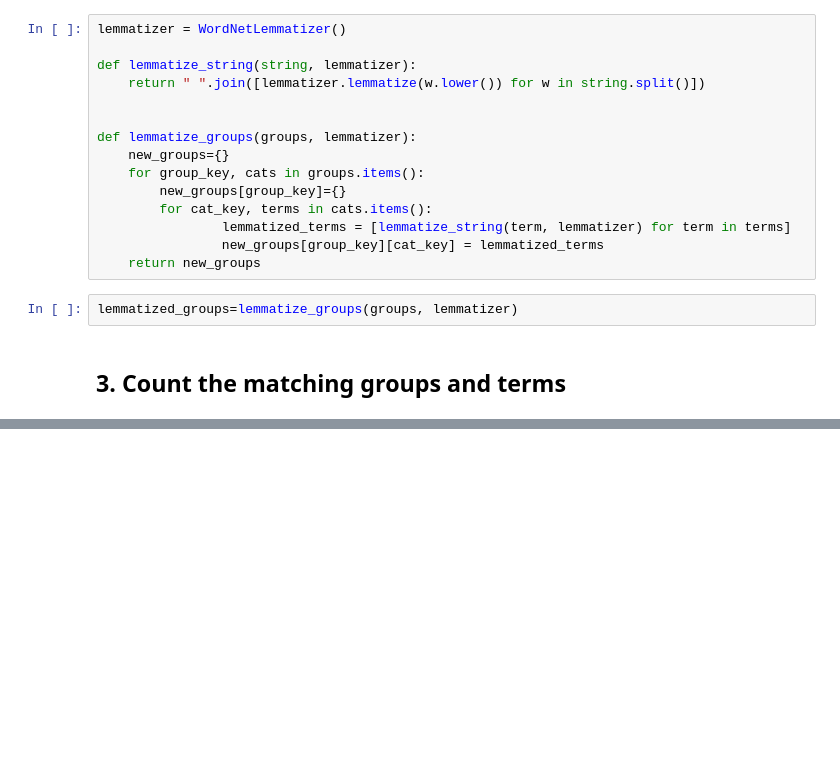
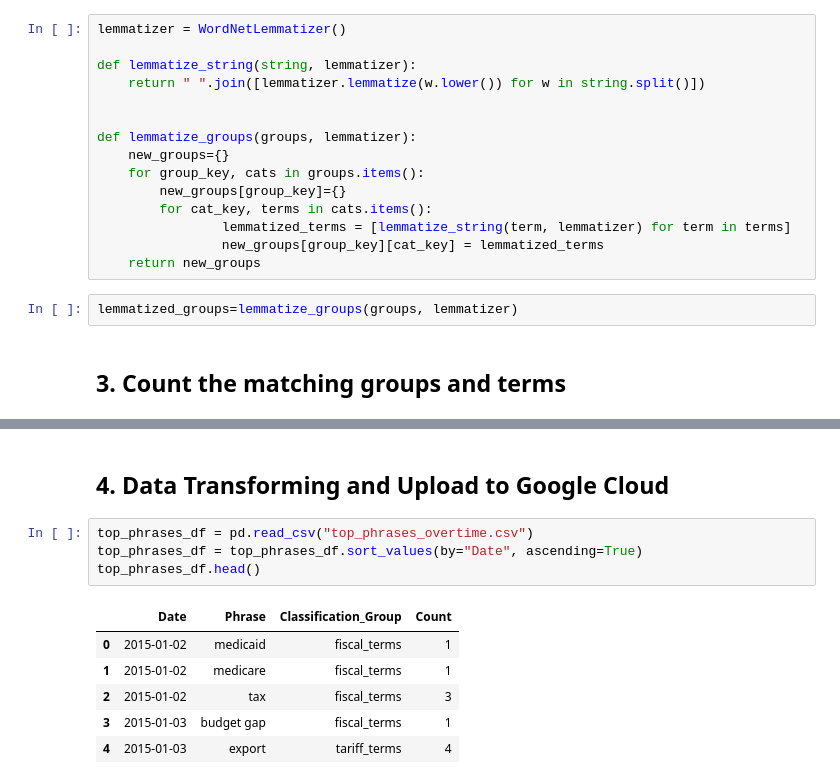
Before and after one commit to nguyenhaitran/Fiscal-Trade-Policy-Intelligence, a Jupyter notebook: fiscal_policy_index/wordcloud.ipynb, the cells around one changed output, grey strips where cells are left out. Saved outputs shown, nothing was run; the diff lists cells and outputs as text; blank space fills up the shorter version.

Commit message:
run all the articles and extract the most frequent groups and categories

```diff
--- a/fiscal_policy_index/wordcloud.ipynb
+++ b/fiscal_policy_index/wordcloud.ipynb
@@ -637,0 +715,13 @@ Successfully processed 27241 new phrase metrics and updated manifest.json.
+# %% [markdown]
+## 4. Data Transforming and Upload to Google Cloud
+# %%
+top_phrases_df = pd.read_csv("top_phrases_overtime.csv")
+top_phrases_df = top_phrases_df.sort_values(by="Date", ascending=True)
+top_phrases_df.head()
+# %% [output]
+|  | Date | Phrase | Classification_Group | Count |
+| 0 | 2015-01-02 | medicaid | fiscal_terms | 1 |
+| 1 | 2015-01-02 | medicare | fiscal_terms | 1 |
+| 2 | 2015-01-02 | tax | fiscal_terms | 3 |
+| 3 | 2015-01-03 | budget gap | fiscal_terms | 1 |
+| 4 | 2015-01-03 | export | tariff_terms | 4 |
```
Also changed, not shown: parts of 16 cells of this notebook, 3 other files.
